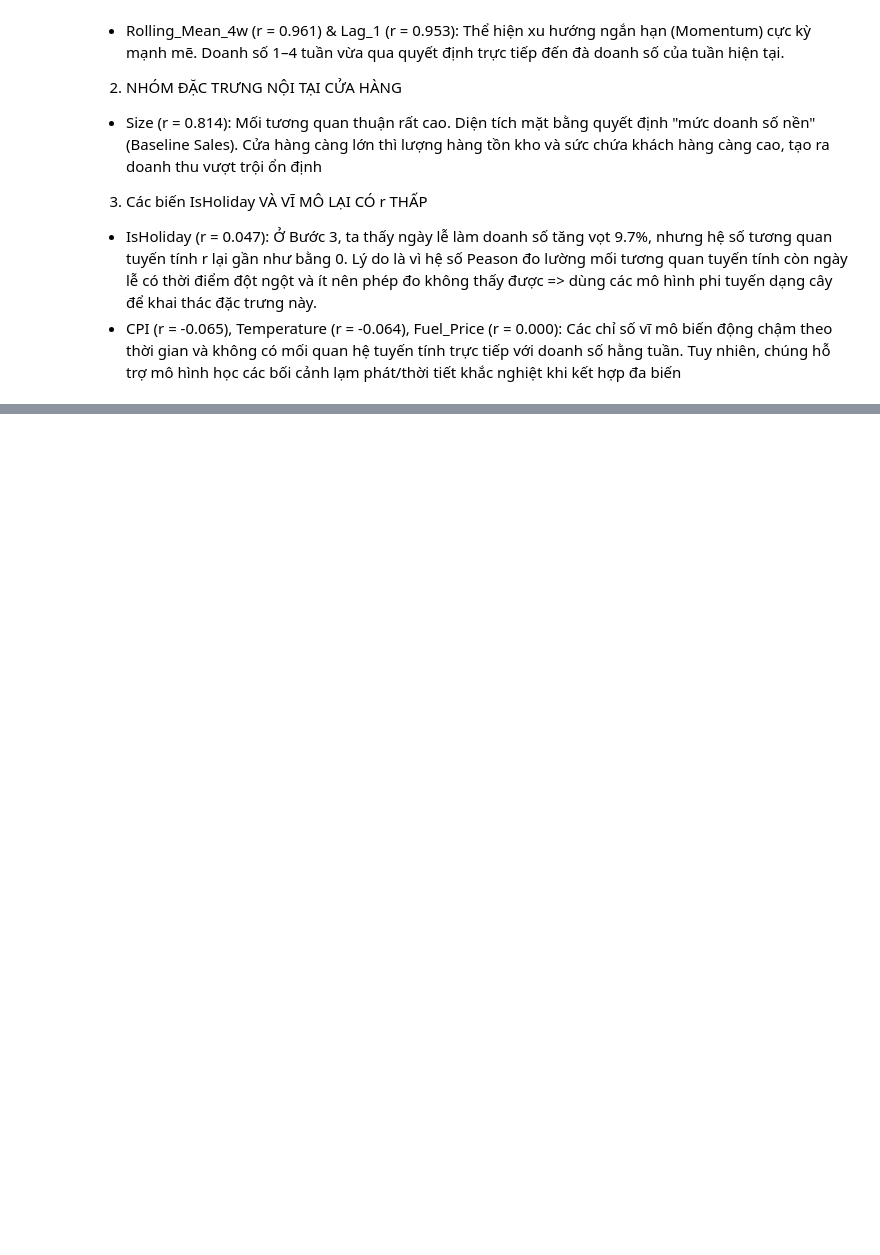
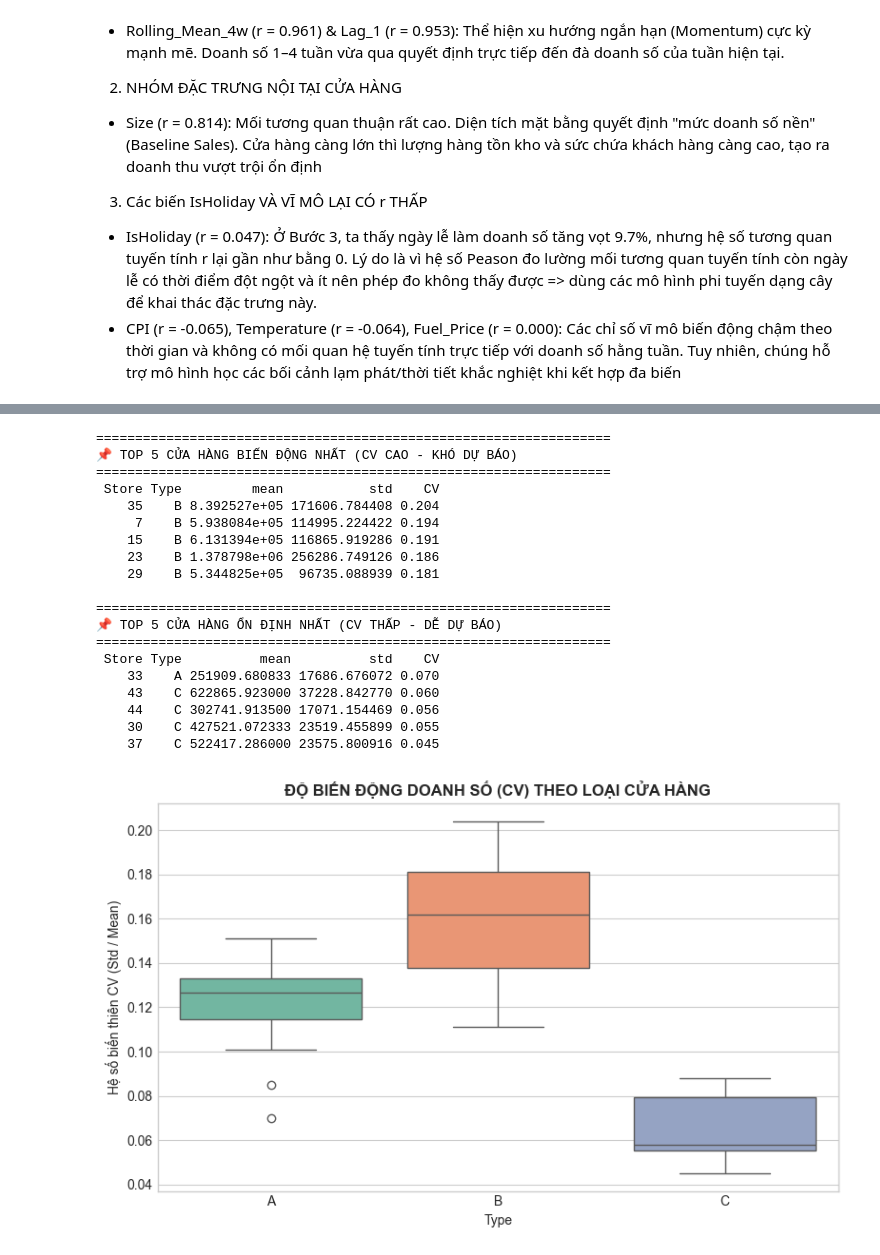
Before and after one commit to AIVIETNAM-AIO-trungcan/AIO_Conquer_Module3_PorscheClub, a Jupyter notebook: notebooks/01. Preprocessing.ipynb, the cells around one changed output, grey strips where cells are left out. Saved outputs shown, nothing was run; the diff lists cells and outputs as text; code cells hidden in the pictures; blank space fills up the shorter version.

```diff
--- a/notebooks/01. Preprocessing.ipynb
+++ b/notebooks/01. Preprocessing.ipynb
@@ -500,0 +645,47 @@ Ma trận tương quan Pearson (r) đã bóc tách rõ nét mức độ đóng g
+# %%
+# 1. Tính Mean, Std và CV cho từng Store
+store_cv = df.groupby(['Store', 'Type'])['Weekly_Sales'].agg(['mean', 'std']).reset_index()
+store_cv['CV'] = (store_cv['std'] / store_cv['mean']).round(3)
+
+# 2. Sắp xếp danh sách Store biến động nhất và ổn định nhất
+store_cv_sorted = store_cv.sort_values(by='CV', ascending=False)
+
+print("==================================================================")
+print("📌 TOP 5 CỬA HÀNG BIẾN ĐỘNG NHẤT (CV CAO - KHÓ DỰ BÁO)")
+print("==================================================================")
+print(store_cv_sorted.head(5).to_string(index=False))
+
+print("\n==================================================================")
+print("📌 TOP 5 CỬA HÀNG ỔN ĐỊNH NHẤT (CV THẤP - DỄ DỰ BÁO)")
+print("==================================================================")
+print(store_cv_sorted.tail(5).to_string(index=False))
+
+# Visualise phân bố CV theo Type
+plt.figure(figsize=(8, 5))
+sns.boxplot(data=store_cv, x='Type', y='CV', palette='Set2')
+plt.title('ĐỘ BIẾN ĐỘNG DOANH SỐ (CV) THEO LOẠI CỬA HÀNG', fontsize=12, fontweight='bold')
+plt.ylabel('Hệ số biến thiên CV (Std / Mean)')
+plt.tight_layout()
+plt.savefig('eda_store_volatility_cv.png', dpi=300)
+plt.show()
+# %% [output]
+==================================================================
+📌 TOP 5 CỬA HÀNG BIẾN ĐỘNG NHẤT (CV CAO - KHÓ DỰ BÁO)
+==================================================================
+ Store Type         mean           std    CV
+    35    B 8.392527e+05 171606.784408 0.204
+     7    B 5.938084e+05 114995.224422 0.194
+    15    B 6.131394e+05 116865.919286 0.191
+    23    B 1.378798e+06 256286.749126 0.186
+    29    B 5.344825e+05  96735.088939 0.181
+
+==================================================================
+📌 TOP 5 CỬA HÀNG ỔN ĐỊNH NHẤT (CV THẤP - DỄ DỰ BÁO)
+==================================================================
+ Store Type          mean          std    CV
+    33    A 251909.680833 17686.676072 0.070
+    43    C 622865.923000 37228.842770 0.060
+    44    C 302741.913500 17071.154469 0.056
+    30    C 427521.072333 23519.455899 0.055
+    37    C 522417.286000 23575.800916 0.045
+[figure, added]
```
Also changed, not shown: parts of 5 cells of this notebook, 3 other files.
